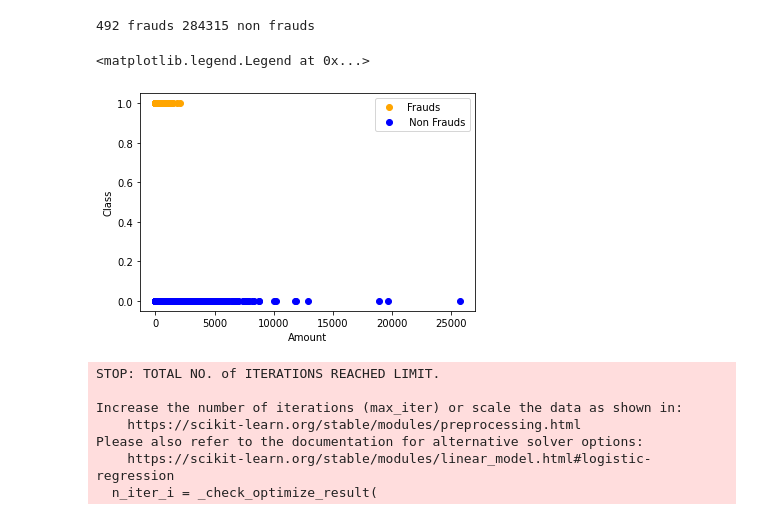
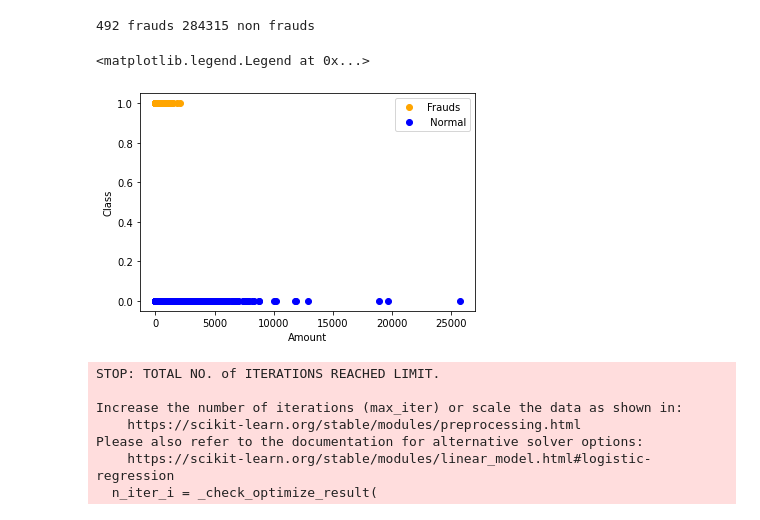
Before and after one commit to Sahaj-Sharma/big-data-analysis, a Jupyter notebook: Lab 3/lab-3.ipynb, the cells around one changed output. Saved outputs shown, nothing was run; the diff lists cells and outputs as text; code cells hidden in the pictures.

```diff
--- a/Lab 3/lab-3.ipynb
+++ b/Lab 3/lab-3.ipynb
@@ -199,13 +222,13 @@ print(len(frauds), 'frauds', len(non_frauds), 'non frauds')
 492 frauds 284315 non frauds
 # %%
 plt.plot(frauds.Amount,frauds.Class,'o',color='orange',label='Frauds')
-plt.plot(non_frauds.Amount,non_frauds.Class,'bo',label=' Non Frauds')
+plt.plot(non_frauds.Amount,non_frauds.Class,'bo',label=' Normal')
 plt.xlabel('Amount')
 plt.ylabel('Class')
 plt.legend()
 # %% [output]
 <matplotlib.legend.Legend at 0x...>
-[figure, old version]
+[figure, new version]
 # %%
 from sklearn.linear_model import LogisticRegression
 
```
Also changed, not shown: parts of 14 cells of this notebook, 1 other file.
